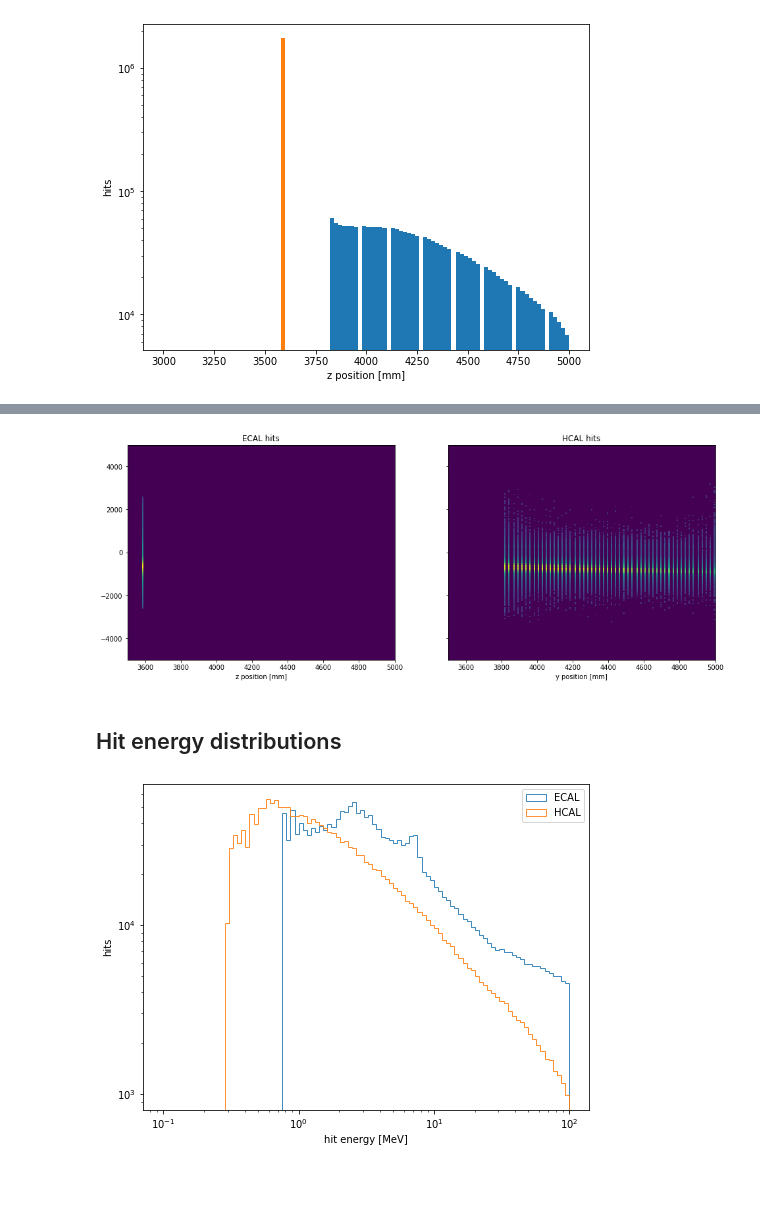
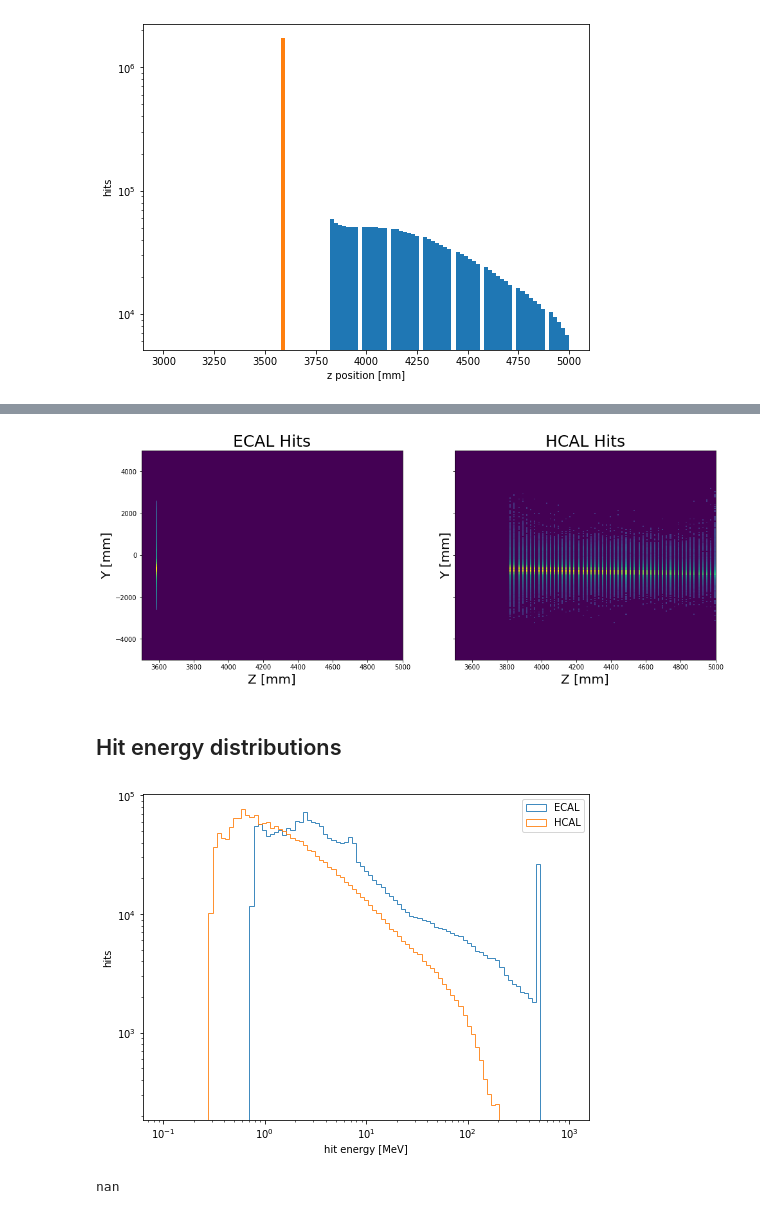
Before and after one commit to eiccodesign/regressiononly, a Jupyter notebook: H5_hitQA.ipynb, the cells around one changed output, grey strips where cells are left out. Drawn from its saved outputs; the diff is of its cells as text; code cells hidden in the pictures; blank space fills up the shorter version.

Commit message:
cleaned up axis labels

```diff
--- a/H5_hitQA.ipynb
+++ b/H5_hitQA.ipynb
@@ -33,7 +33,7 @@ display_html(df1_styler._repr_html_()+df2_styler._repr_html_(), raw=True)
 # %% [markdown]
 ## Get data
 # %%
-filename = 'rec_piplus_Energy_0-100GeV.hdf5'
+filename = 'rec_piplus_Energy_0-100GeV_new.hdf5'
 h5_file = h5.File(filename,'r')
 print(list(h5_file.keys()))
 
@@ -112,29 +118,31 @@ plt.show()
 # %%
 fig,ax = plt.subplots(1,2, figsize=(16, 6),sharex=True,sharey=True)
 z = ecal_Z.flatten()
 y = ecal_Y.flatten()
 ax[0].hist2d(np.array(z),np.array(y),bins=200, range=([3500,5000],[-5000,5000]),norm=mcolors.PowerNorm(0.2))
 
 z = hcal_Z.flatten()
 y = hcal_Y.flatten()
 ax[1].hist2d(np.array(z),np.array(y),bins=200, range=([3500,5000],[-5000,5000]),norm=mcolors.PowerNorm(0.2))
 
 
-ax[0].set_xlabel('z position [mm]')
-ax[1].set_xlabel('y position [mm]')
+ax[0].set_xlabel('Z [mm]',fontsize=20)
+ax[1].set_xlabel('Z [mm]',fontsize=20)
+ax[0].set_ylabel('Y [mm]',fontsize=20)
+ax[1].set_ylabel('Y [mm]',fontsize=20)
 
-ax[1].set_title('HCAL hits')
-ax[0].set_title('ECAL hits')
+ax[1].set_title('HCAL Hits',fontsize=25)
+ax[0].set_title('ECAL Hits',fontsize=25)
 
-plt.show()
+plt.savefig("cal_YZ.pdf")
 # %% [output]
-[figure, old version]
+[figure, new version]
 # %% [markdown]
 ## Hit energy distributions
 # %%
 fig = plt.figure( figsize=(8, 6))
-plt.hist(ecal_E.flatten(),bins=np.geomspace(0.1,100,100),label='ECAL',alpha=0.85,histtype='step')
-plt.hist(hcal_E.flatten(),bins=np.geomspace(0.1,100,100), label='HCAL',alpha=0.85,histtype='step')
+plt.hist(ecal_E.flatten(),bins=np.geomspace(0.1,1000,100),label='ECAL',alpha=0.85,histtype='step')
+plt.hist(hcal_E.flatten(),bins=np.geomspace(0.1,1000,100), label='HCAL',alpha=0.85,histtype='step')
 plt.yscale('log')
 plt.xscale('log')
 plt.legend()
@@ -142,7 +150,11 @@ plt.ylabel('hits')
 plt.xlabel('hit energy [MeV]')
 plt.show()
 # %% [output]
-[figure, old version]
+[figure, new version]
+# %%
+print(np.mean(ecal_E.flatten()))
+# %% [output]
+nan
 # %%
 HCALhits = hcal_E
 print(np.shape(hcal_E))
```
Also changed, not shown: parts of 10 cells of this notebook.
